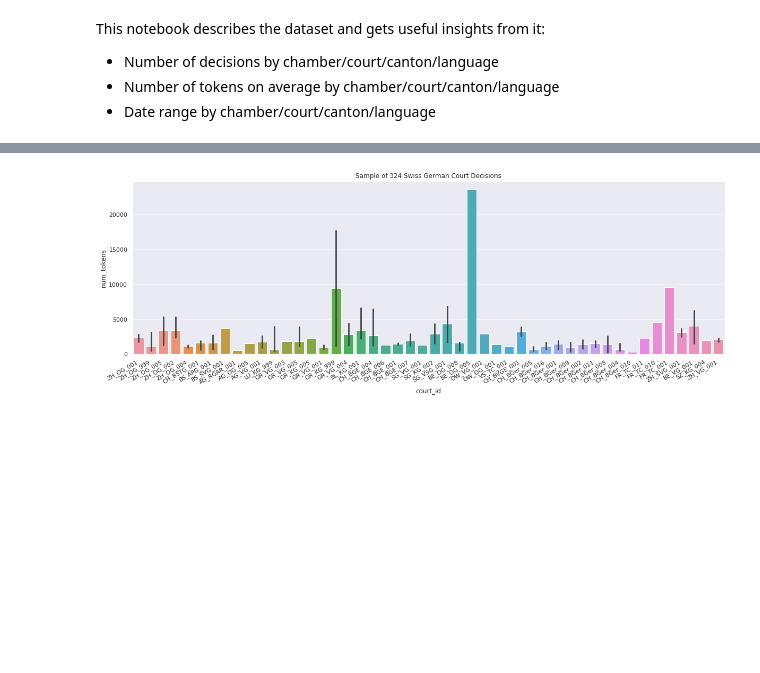
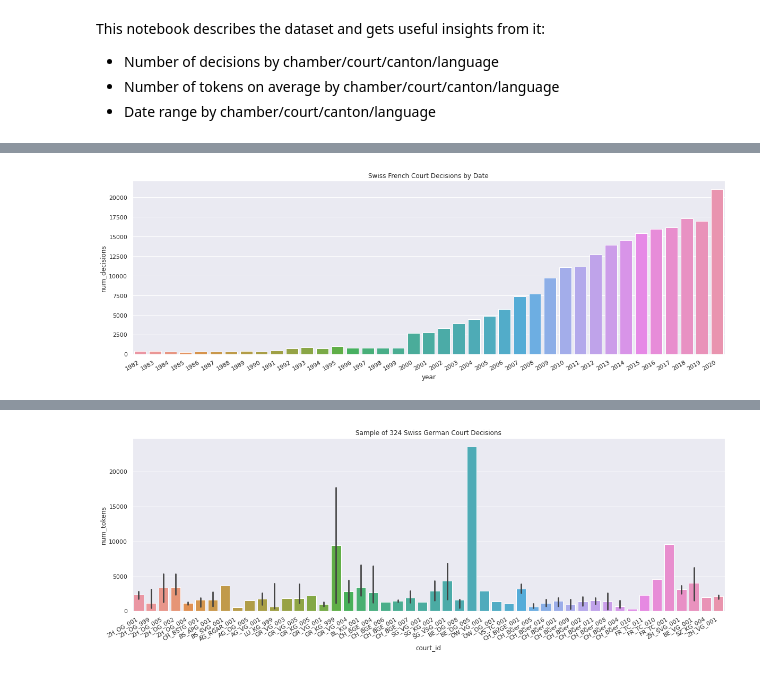
Before and after one commit to JoelNiklaus/SwissCourtRulingCorpus, a Jupyter notebook: scrc/notebooks/description/describe.ipynb, the cells around one changed output, grey strips where cells are left out. Drawn from its saved outputs; the diff is of its cells as text; code cells hidden in the pictures; blank space fills up the shorter version.

```diff
--- a/scrc/notebooks/description/describe.ipynb
+++ b/scrc/notebooks/description/describe.ipynb
@@ -87,0 +46,4 @@ plot_dates(df, title)
+# %%
+plot_by_date("fr", "Swiss French Court Decisions by Date")
+# %% [output]
+[figure, added]
```
Also changed, not shown: parts of 29 cells of this notebook.
